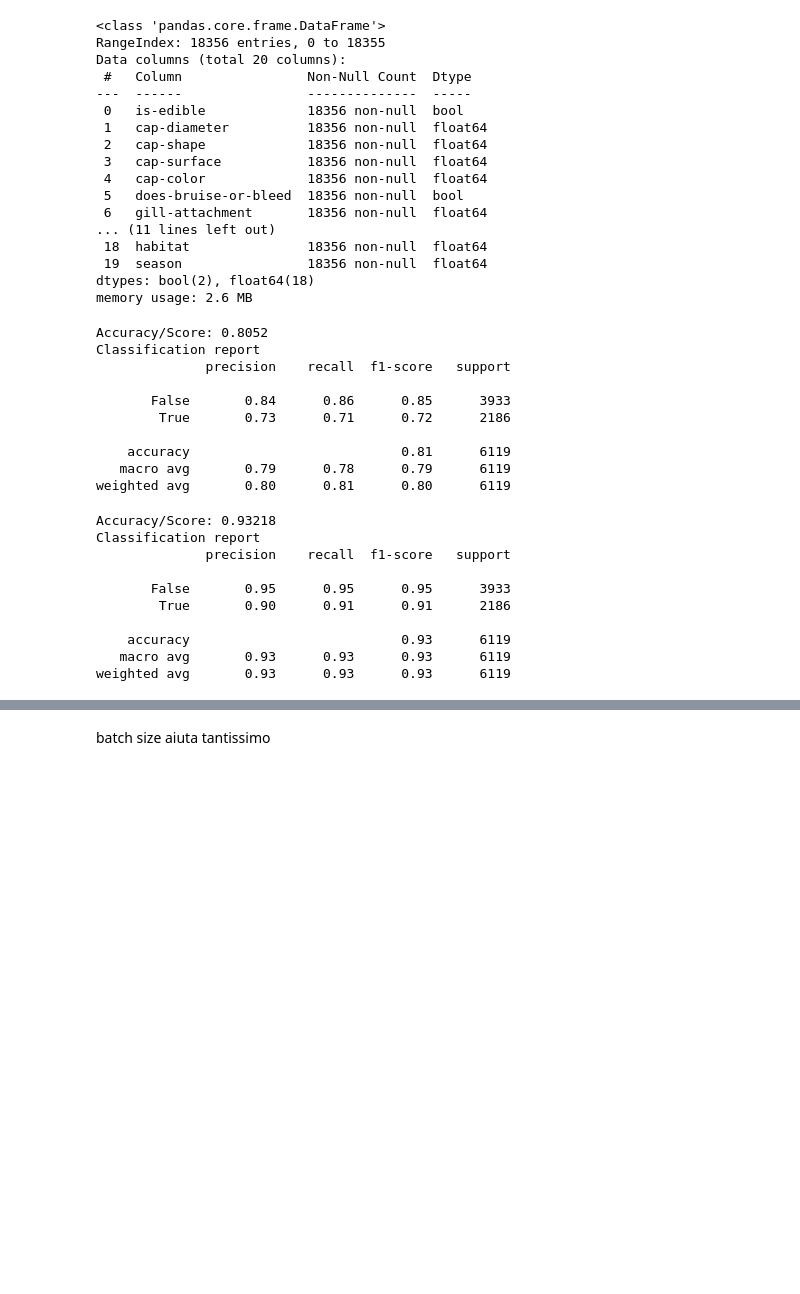
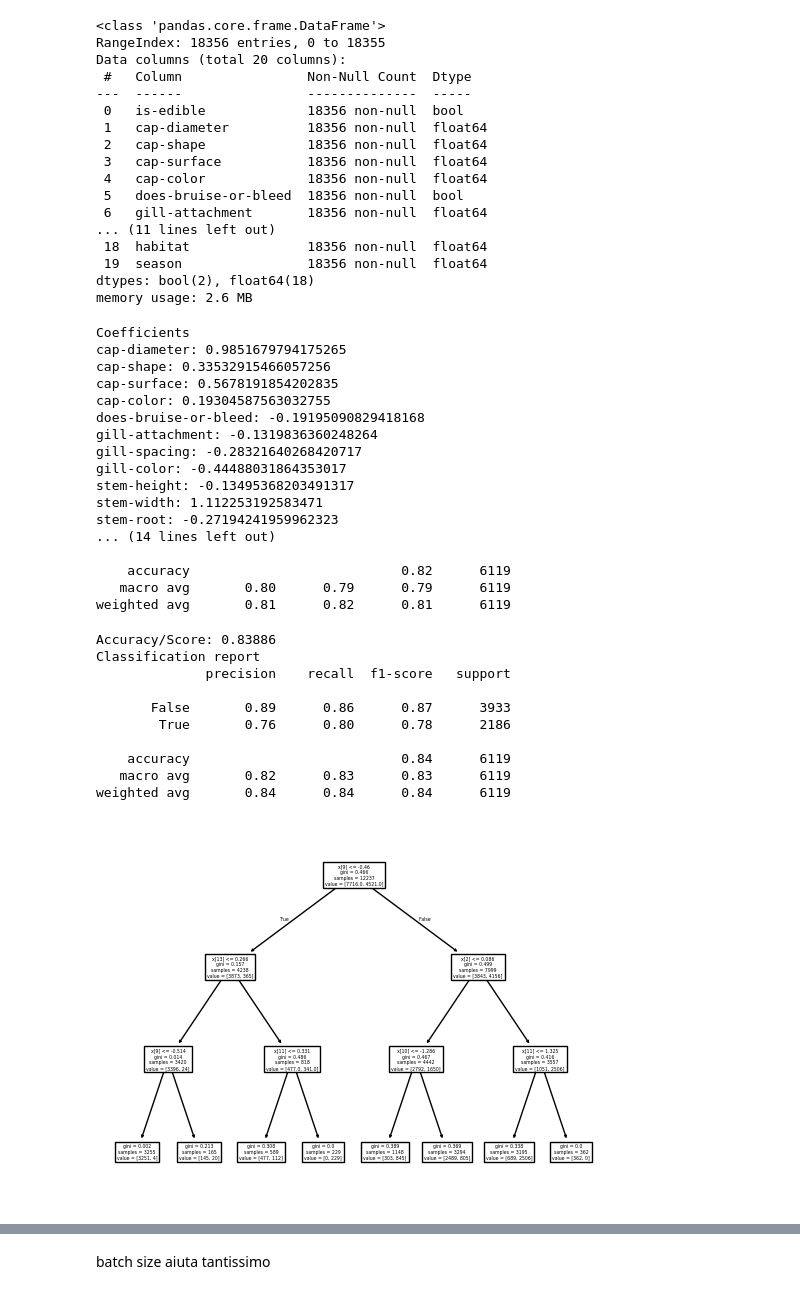
Before and after one commit to MauroPello/mushrooms-classification, a Jupyter notebook: model.ipynb, the cells around one changed output, grey strips where cells are left out. Cells and saved outputs as stored; diff of their text form; code cells hidden in the pictures; blank space fills up the shorter version.

```diff
--- a/model.ipynb
+++ b/model.ipynb
@@ -69,39 +69,49 @@ model = Pipeline([
 ])
 model.fit(X_train, y_train)
 
-# print_coefficients(model.named_steps["lr"])
+print_coefficients(model.named_steps["lr"])
 print_eval(X_val, y_val, model)
 # %% [output]
-Accuracy/Score: 0.8052
-Classification report
-              precision    recall  f1-score   support
+Coefficients
+cap-diameter: 0.9851679794175265
+cap-shape: 0.33532915466057256
+cap-surface: 0.5678191854202835
+cap-color: 0.19304587563032755
+does-bruise-or-bleed: -0.19195090829418168
+gill-attachment: -0.1319836360248264
+gill-spacing: -0.28321640268420717
+gill-color: -0.44488031864353017
+stem-height: -0.13495368203491317
+stem-width: 1.112253192583471
+stem-root: -0.27194241959962323
+... (14 lines left out)
 
-       False       0.84      0.86      0.85      3933
-        True       0.73      0.71      0.72      2186
-
-    accuracy                           0.81      6119
-   macro avg       0.79      0.78      0.79      6119
-weighted avg       0.80      0.81      0.80      6119
+    accuracy                           0.82      6119
+   macro avg       0.80      0.79      0.79      6119
+weighted avg       0.81      0.82      0.81      6119
 # %%
 from sklearn.tree import DecisionTreeClassifier
+from sklearn.tree import plot_tree
 
 model = Pipeline([
     ("scaler", StandardScaler()),
-    ("dtc", DecisionTreeClassifier(max_depth=5))
+    ("dtc", DecisionTreeClassifier(max_depth=3))
 ])
 model.fit(X_train, y_train)
 
+plot_tree(model.named_steps["dtc"])
 print_eval(X_val, y_val, model)
 # %% [output]
-Accuracy/Score: 0.93218
+Accuracy/Score: 0.83886
 Classification report
               precision    recall  f1-score   support
 
-       False       0.95      0.95      0.95      3933
-        True       0.90      0.91      0.91      2186
+       False       0.89      0.86      0.87      3933
+        True       0.76      0.80      0.78      2186
 
-    accuracy                           0.93      6119
-   macro avg       0.93      0.93      0.93      6119
-weighted avg       0.93      0.93      0.93      6119
+    accuracy                           0.84      6119
+   macro avg       0.82      0.83      0.83      6119
+weighted avg       0.84      0.84      0.84      6119
+[figure, added]
 # %%
 from sklearn.linear_model import RidgeClassifier
```
Also changed, not shown: parts of 2 cells of this notebook, 2 other files.
